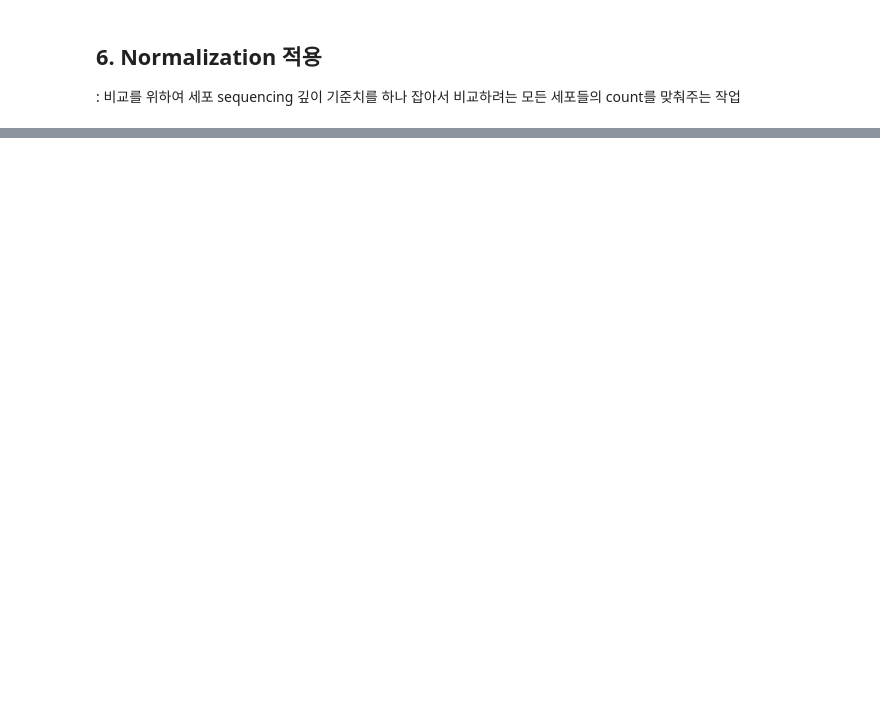
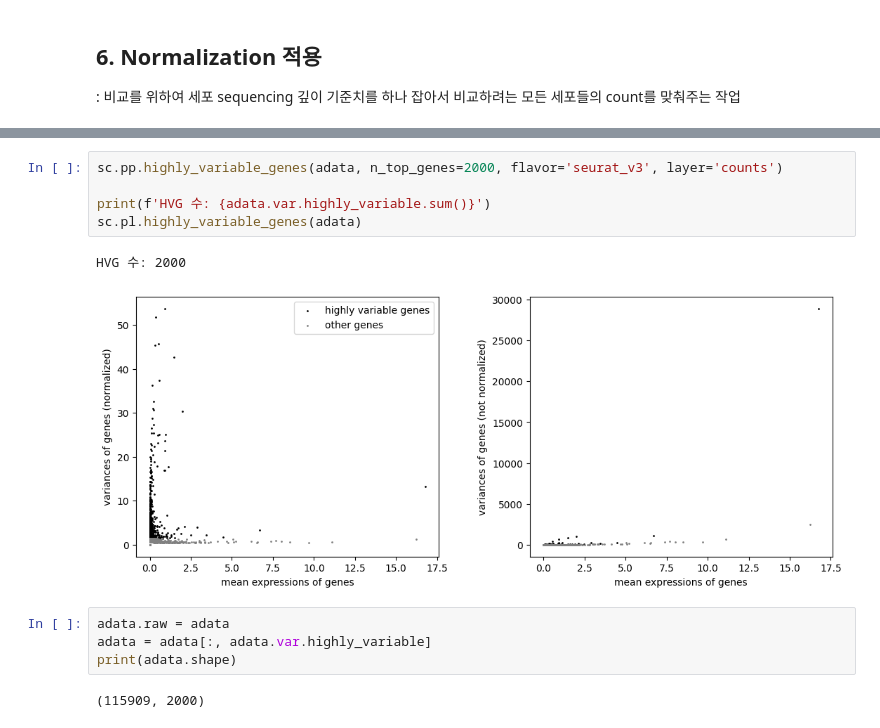
Before and after one commit to boeun02/scRNA-seq-Cancer-Immunology-Analysis, a Jupyter notebook: phase1_scrna/01_geo_pipeline.ipynb, the cells around one changed output, grey strips where cells are left out. Saved outputs shown, nothing was run; the diff lists cells and outputs as text; blank space fills up the shorter version.

```diff
--- a/phase1_scrna/01_geo_pipeline.ipynb
+++ b/phase1_scrna/01_geo_pipeline.ipynb
@@ -168,0 +177,14 @@ AnnData object with n_obs × n_vars = 115909 × 41861
+# %%
+sc.pp.highly_variable_genes(adata, n_top_genes=2000, flavor='seurat_v3', layer='counts')
+
+print(f'HVG 수: {adata.var.highly_variable.sum()}')
+sc.pl.highly_variable_genes(adata)
+# %% [output]
+HVG 수: 2000
+[figure, added]
+# %%
+adata.raw = adata
+adata = adata[:, adata.var.highly_variable]
+print(adata.shape)
+# %% [output]
+(115909, 2000)
```
Also changed, not shown: parts of 9 cells of this notebook, 1 other file.
